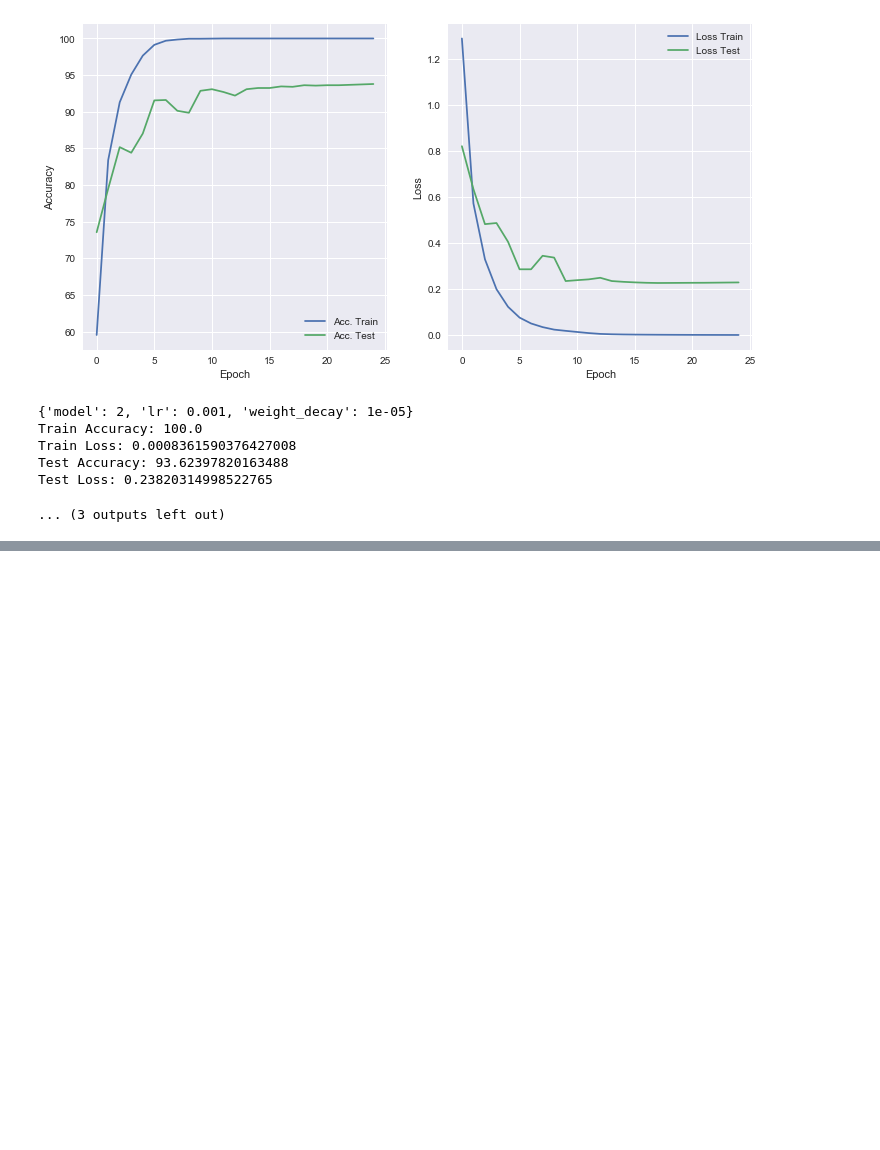
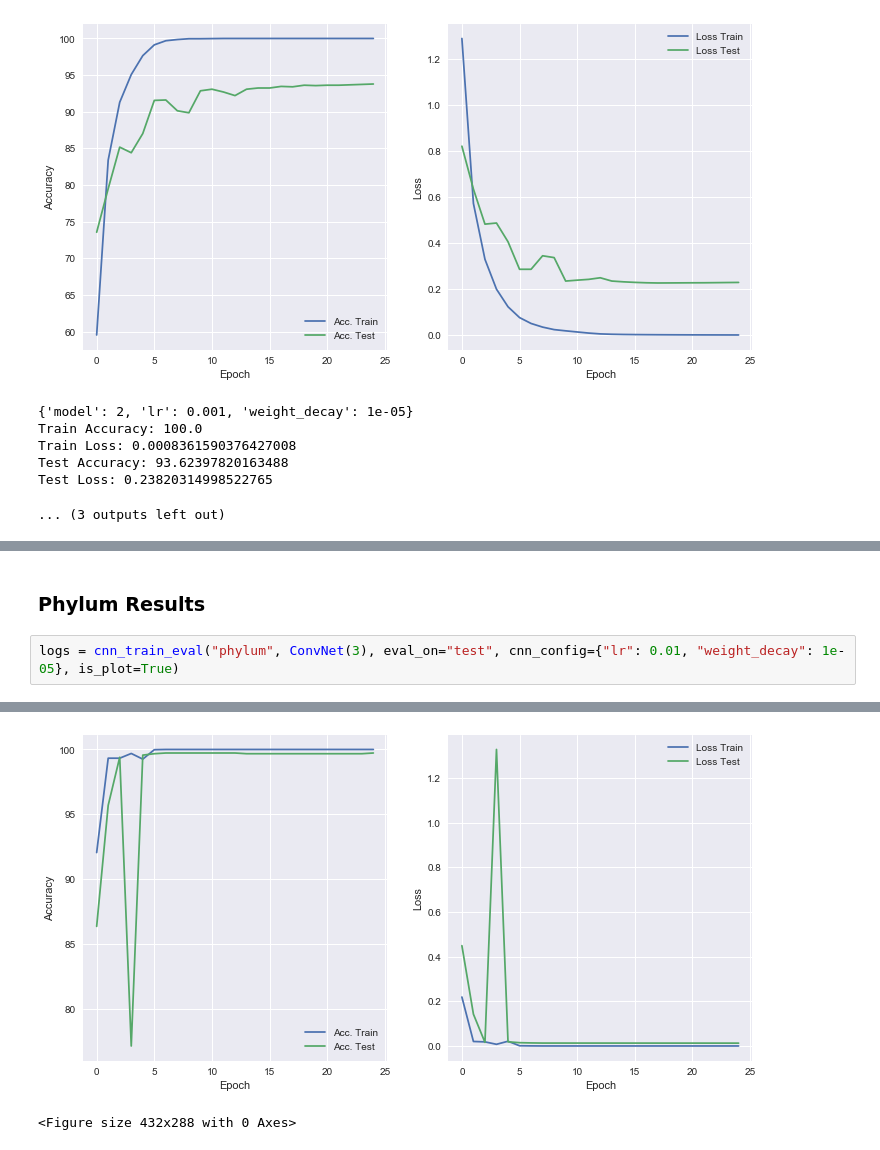
Before and after one commit to srivathsapv/cgda_project, a Jupyter notebook: notebooks/CNN - DNA QRCode Based.ipynb, the cells around one changed output, grey strips where cells are left out. Saved outputs shown, nothing was run; the diff lists cells and outputs as text; blank space fills up the shorter version.

```diff
--- a/notebooks/CNN - DNA QRCode Based.ipynb
+++ b/notebooks/CNN - DNA QRCode Based.ipynb
@@ -521,0 +603,5 @@ Test Loss: 0.23820314998522765
+# %% [markdown]
+### Phylum Results
+# %%
+logs = cnn_train_eval("phylum", ConvNet(3), eval_on="test", cnn_config={"lr": 0.01, "weight_decay": 1e-05}, is_plot=True)
+# %% [output]
@@ -521,0 +613,2 @@ Test Loss: 0.23820314998522765
+[figure, added]
+<Figure size 432x288 with 0 Axes>
```
Also changed, not shown: parts of 15 cells of this notebook.
